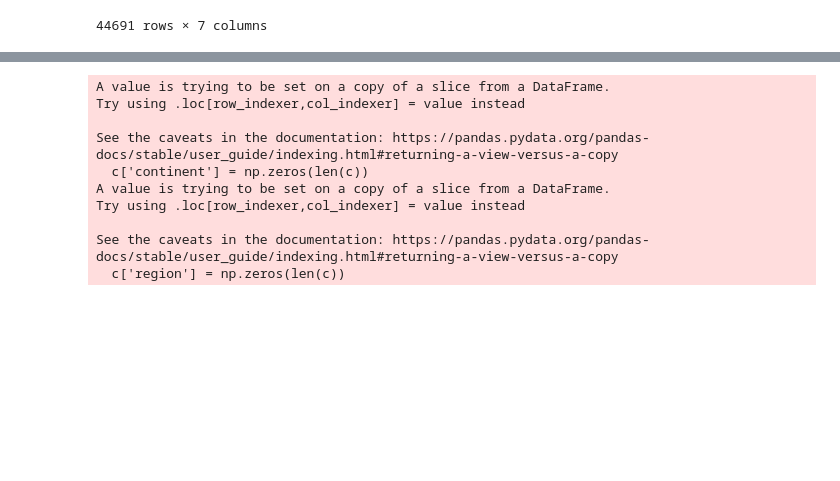
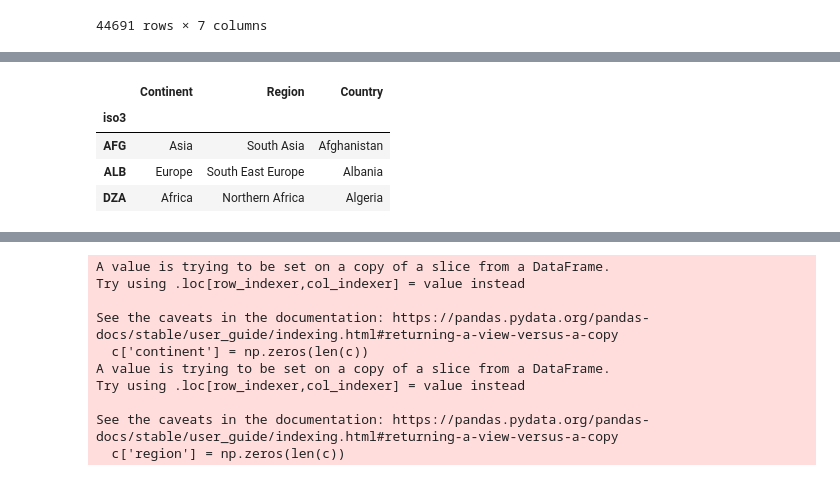
Before and after one commit to branmkam/guessthecity, a Jupyter notebook: data/datamanip.ipynb, the cells around one changed output, grey strips where cells are left out. Saved outputs shown, nothing was run; the diff lists cells and outputs as text; code cells hidden in the pictures; blank space fills up the shorter version.

```diff
--- a/data/datamanip.ipynb
+++ b/data/datamanip.ipynb
@@ -50,0 +81,10 @@ cols.loc['JPN', 'Continent']
+# %%
+cols = cols.set_index('iso3')
+cols = cols.rename(index={'ZAR': 'COD', 'ROM': 'ROU', 'ZWB': 'ZMB'})
+cols.head(3)
+# %% [output]
+|  | Continent | Region | Country |
+| iso3 |  |  |  |
+| AFG | Asia | South Asia | Afghanistan |
+| ALB | Europe | South East Europe | Albania |
+| DZA | Africa | Northern Africa | Algeria |
```
Also changed, not shown: parts of 5 cells of this notebook, 1 other file.
